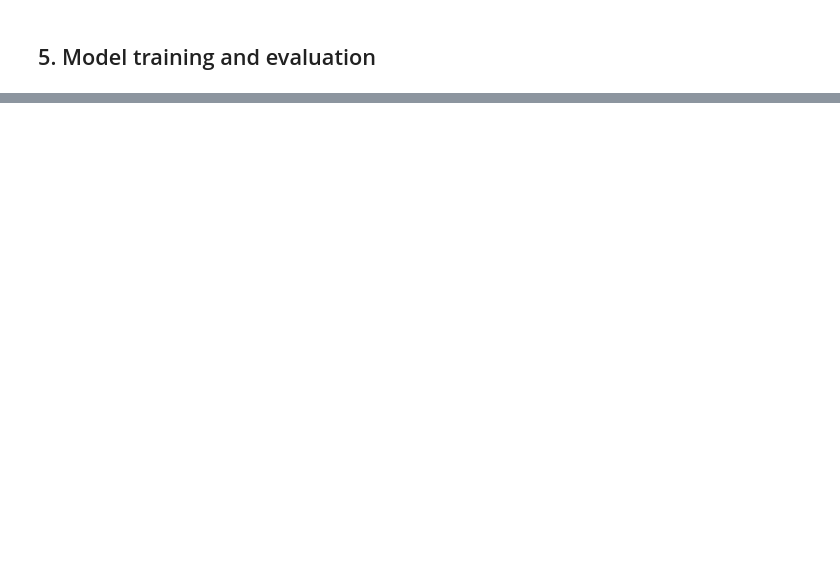
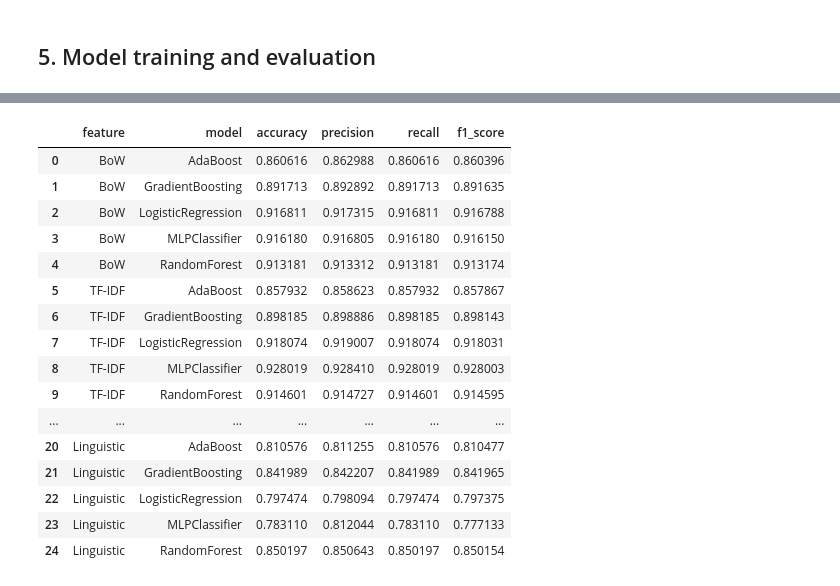
Before and after one commit to lu-julia/fake-news-detection, a Jupyter notebook: 2-fake_or_real.ipynb, the cells around one changed output, grey strips where cells are left out. Drawn from its saved outputs; the diff is of its cells as text; code cells hidden in the pictures; blank space fills up the shorter version.

Commit message:
trained models fake or real dataset

```diff
--- a/2-fake_or_real.ipynb
+++ b/2-fake_or_real.ipynb
@@ -601,0 +599,20 @@ F1 Score: 0.9723
+# %%
+results_df
+# %% [output]
+|  | feature | model | accuracy | precision | recall | f1_score |
+| 0 | BoW | AdaBoost | 0.860616 | 0.862988 | 0.860616 | 0.860396 |
+| 1 | BoW | GradientBoosting | 0.891713 | 0.892892 | 0.891713 | 0.891635 |
+| 2 | BoW | LogisticRegression | 0.916811 | 0.917315 | 0.916811 | 0.916788 |
+| 3 | BoW | MLPClassifier | 0.916180 | 0.916805 | 0.916180 | 0.916150 |
+| 4 | BoW | RandomForest | 0.913181 | 0.913312 | 0.913181 | 0.913174 |
+| 5 | TF-IDF | AdaBoost | 0.857932 | 0.858623 | 0.857932 | 0.857867 |
+| 6 | TF-IDF | GradientBoosting | 0.898185 | 0.898886 | 0.898185 | 0.898143 |
+| 7 | TF-IDF | LogisticRegression | 0.918074 | 0.919007 | 0.918074 | 0.918031 |
+| 8 | TF-IDF | MLPClassifier | 0.928019 | 0.928410 | 0.928019 | 0.928003 |
+| 9 | TF-IDF | RandomForest | 0.914601 | 0.914727 | 0.914601 | 0.914595 |
+| ... | ... | ... | ... | ... | ... | ... |
+| 20 | Linguistic | AdaBoost | 0.810576 | 0.811255 | 0.810576 | 0.810477 |
+| 21 | Linguistic | GradientBoosting | 0.841989 | 0.842207 | 0.841989 | 0.841965 |
+| 22 | Linguistic | LogisticRegression | 0.797474 | 0.798094 | 0.797474 | 0.797375 |
+| 23 | Linguistic | MLPClassifier | 0.783110 | 0.812044 | 0.783110 | 0.777133 |
+| 24 | Linguistic | RandomForest | 0.850197 | 0.850643 | 0.850197 | 0.850154 |
```
Also changed, not shown: parts of 4 cells of this notebook, 25 other files.
